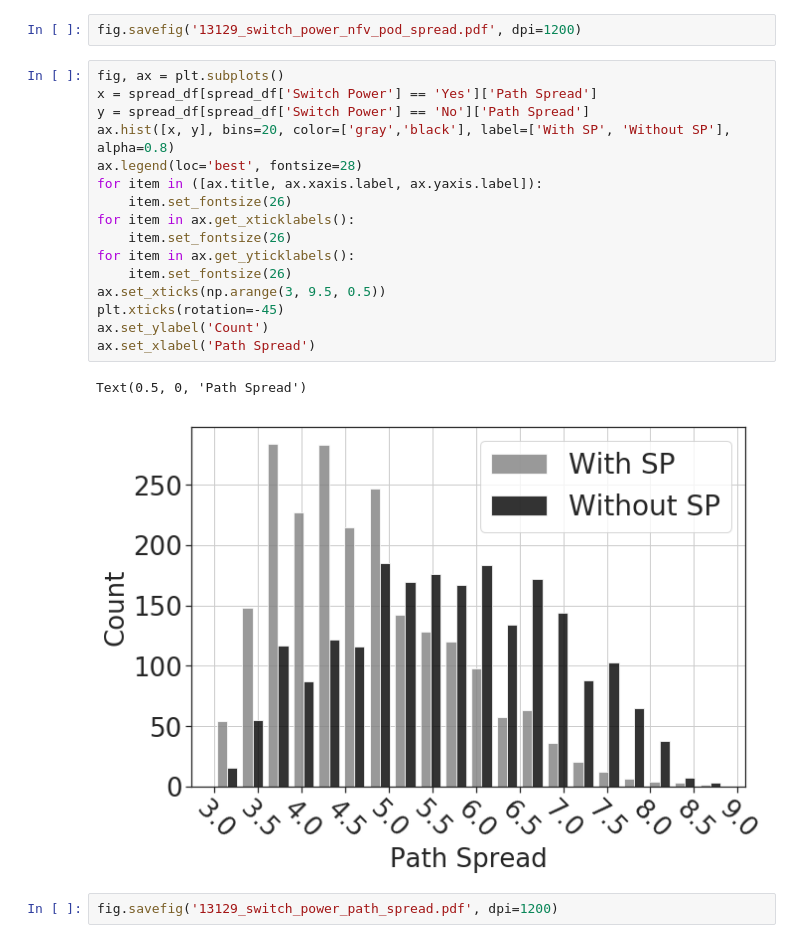
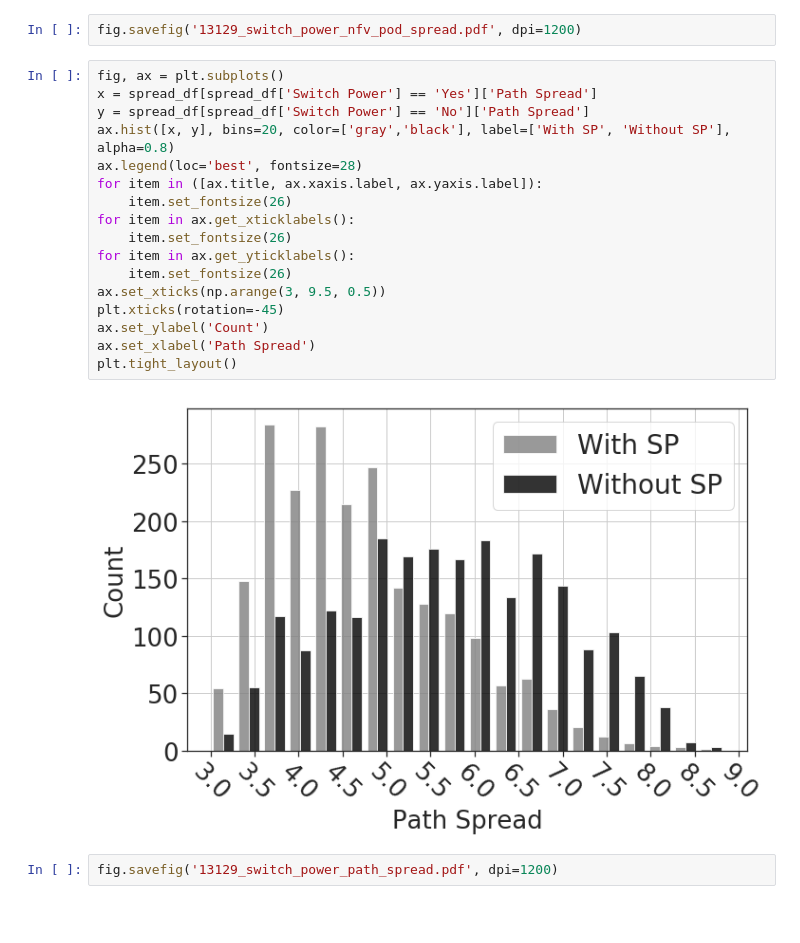
Before and after one commit to mfbari/esso, a Jupyter notebook: plots/plot_server_and_co_spread.ipynb, the cells around one changed output. Saved outputs shown, nothing was run; the diff lists cells and outputs as text; blank space fills up the shorter version.

Commit message:
update plot style rotate xticks

```diff
--- a/plots/plot_server_and_co_spread.ipynb
+++ b/plots/plot_server_and_co_spread.ipynb
@@ -168,22 +168,22 @@ fig.savefig('13129_switch_power_nfv_pod_spread.pdf', dpi=1200)
 # %%
 fig, ax = plt.subplots()
 x = spread_df[spread_df['Switch Power'] == 'Yes']['Path Spread']
 y = spread_df[spread_df['Switch Power'] == 'No']['Path Spread']
 ax.hist([x, y], bins=20, color=['gray','black'], label=['With SP', 'Without SP'], alpha=0.8)
 ax.legend(loc='best', fontsize=28)
 for item in ([ax.title, ax.xaxis.label, ax.yaxis.label]):
     item.set_fontsize(26)
 for item in ax.get_xticklabels():
     item.set_fontsize(26)
 for item in ax.get_yticklabels():
     item.set_fontsize(26)
 ax.set_xticks(np.arange(3, 9.5, 0.5))
 plt.xticks(rotation=-45)
 ax.set_ylabel('Count')
 ax.set_xlabel('Path Spread')
+plt.tight_layout()
 # %% [output]
-Text(0.5, 0, 'Path Spread')
-[figure, old version]
+[figure, new version]
 # %%
 fig.savefig('13129_switch_power_path_spread.pdf', dpi=1200)
 # %%
```
